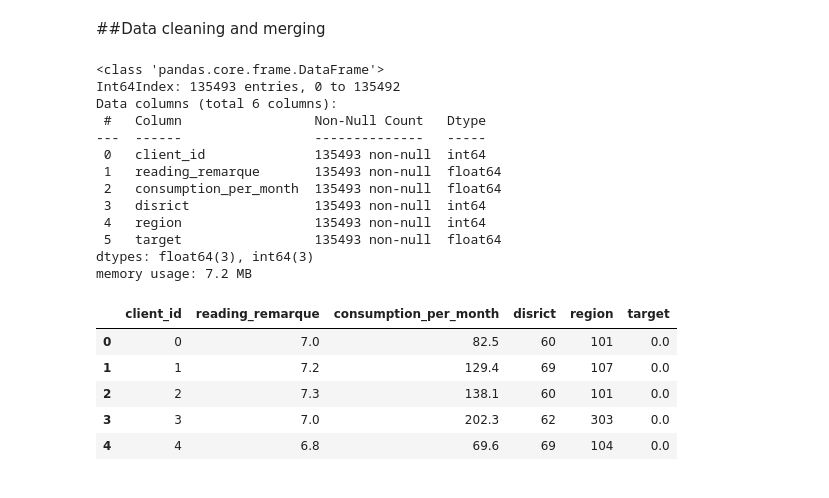
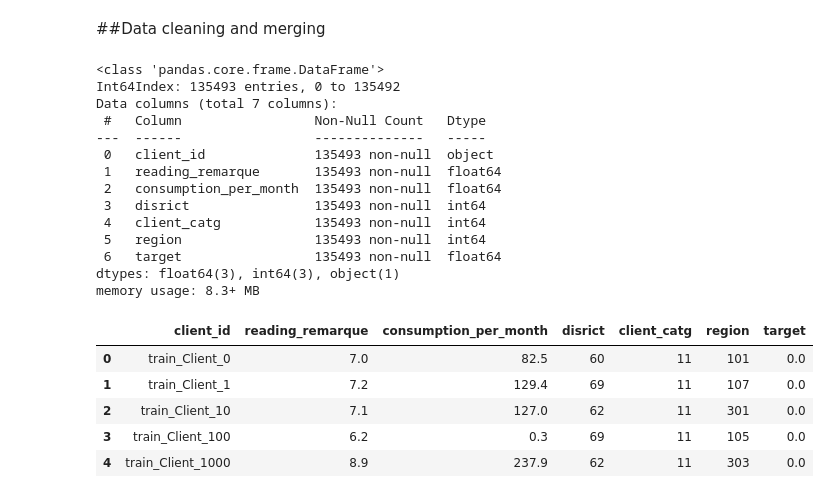
Before and after one commit to ChihabFortas/Fraud-detection-Model, a Jupyter notebook: ML_academy_Project_1.ipynb, the cells around one changed output. Saved outputs shown, nothing was run; the diff lists cells and outputs as text; code cells hidden in the pictures.

```diff
--- a/ML_academy_Project_1.ipynb
+++ b/ML_academy_Project_1.ipynb
@@ -189,5 +179,5 @@ def fix_client_id(client_df, invoice_df, fix_word):
 # %%
-def clean_train_data(client_df, invoice_df, dataset_type):
+def clean_train_data(client_df, invoice_df):
     """
     A function that performs data cleaning for the client and invoice dataset
 
@@ -195,8 +185,6 @@ def clean_train_data(client_df, invoice_df, dataset_type):
     :param invoice_df:
     :return:
     """
-    fix_word = 'train_Client_' if dataset_type == 'train' else 'test_Client_'
-    client_df, invoice_df = fix_client_id(client_df, invoice_df, fix_word)
 
     #extract only useful column for training
     df = invoice_df[['client_id',  'consommation_level_1', 'consommation_level_2',
@@ -213,34 +201,35 @@ def clean_train_data(client_df, invoice_df, dataset_type):
     df['consumption_per_month'] = invoice_df.groupby('client_id').mean()['consumption_per_month']
     df = df.drop(columns=['consommation_level_1', 'consommation_level_2','consommation_level_3', 'consommation_level_4'])
 
-    client_df = client_df.drop(columns=['client_catg', 'creation_date'])
+    client_df = client_df.drop(columns=['creation_date'])
 
     return df.merge(client_df,  on='client_id')
 # %%
 # using the implemented function for clean the training data
-train_data = clean_train_data(data['client_train'], data['invoice_train'], 'train')
+train_data = clean_train_data(data['client_train'], data['invoice_train'])
 train_data.info()
 train_data.head()
 # %% [output]
 <class 'pandas.core.frame.DataFrame'>
 Int64Index: 135493 entries, 0 to 135492
-Data columns (total 6 columns):
+Data columns (total 7 columns):
  #   Column                 Non-Null Count   Dtype
 ---  ------                 --------------   -----
- 0   client_id              135493 non-null  int64
+ 0   client_id              135493 non-null  object
  1   reading_remarque       135493 non-null  float64
  2   consumption_per_month  135493 non-null  float64
  3   disrict                135493 non-null  int64
- 4   region                 135493 non-null  int64
- 5   target                 135493 non-null  float64
-dtypes: float64(3), int64(3)
-memory usage: 7.2 MB
+ 4   client_catg            135493 non-null  int64
+ 5   region                 135493 non-null  int64
+ 6   target                 135493 non-null  float64
+dtypes: float64(3), int64(3), object(1)
+memory usage: 8.3+ MB
-|  | client_id | reading_remarque | consumption_per_month | disrict | region | target |
-| 0 | 0 | 7.0 | 82.5 | 60 | 101 | 0.0 |
-| 1 | 1 | 7.2 | 129.4 | 69 | 107 | 0.0 |
-| 2 | 2 | 7.3 | 138.1 | 60 | 101 | 0.0 |
-| 3 | 3 | 7.0 | 202.3 | 62 | 303 | 0.0 |
-| 4 | 4 | 6.8 | 69.6 | 69 | 104 | 0.0 |
+|  | client_id | reading_remarque | consumption_per_month | disrict | client_catg | region | target |
+| 0 | train_Client_0 | 7.0 | 82.5 | 60 | 11 | 101 | 0.0 |
+| 1 | train_Client_1 | 7.2 | 129.4 | 69 | 11 | 107 | 0.0 |
+| 2 | train_Client_10 | 7.1 | 127.0 | 62 | 11 | 301 | 0.0 |
+| 3 | train_Client_100 | 6.2 | 0.3 | 69 | 11 | 105 | 0.0 |
+| 4 | train_Client_1000 | 8.9 | 237.9 | 62 | 11 | 303 | 0.0 |
 # %%
 figure(figsize=(20,10))
 sns.heatmap(train_data.corr().abs(), annot=True)
```
Also changed, not shown: parts of 11 cells of this notebook.
